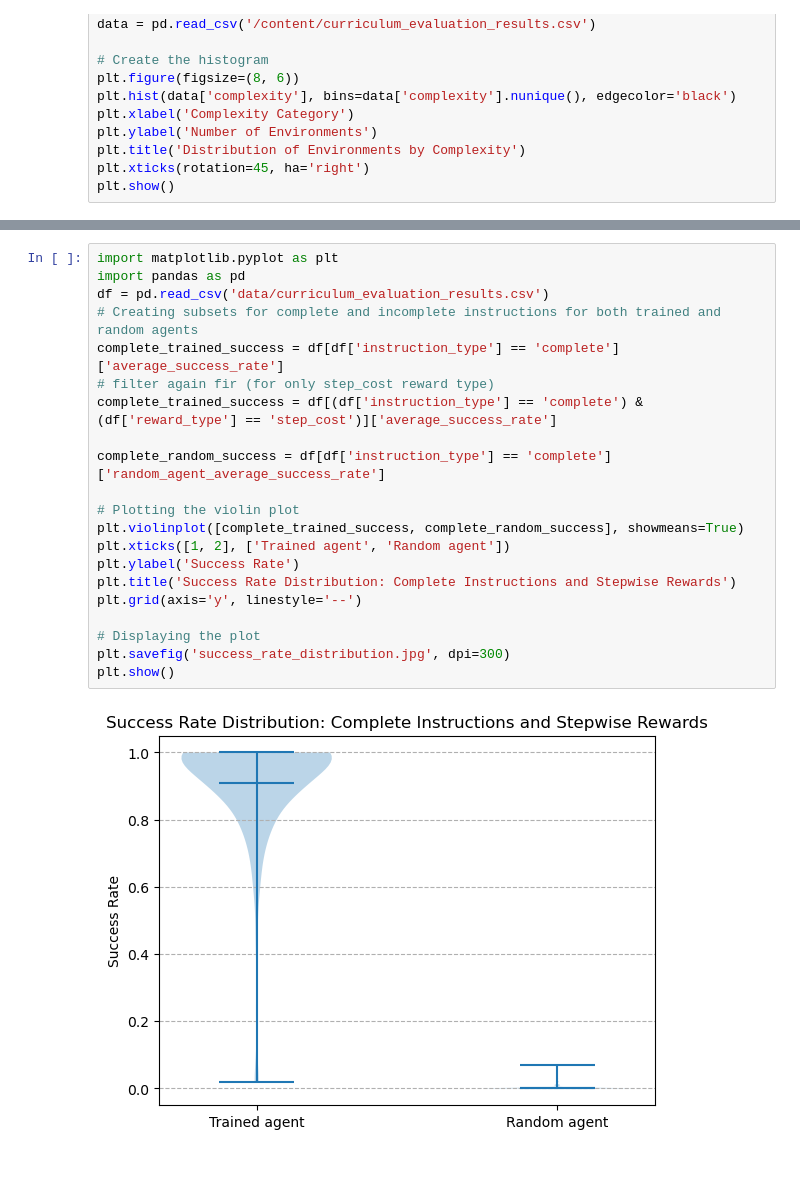
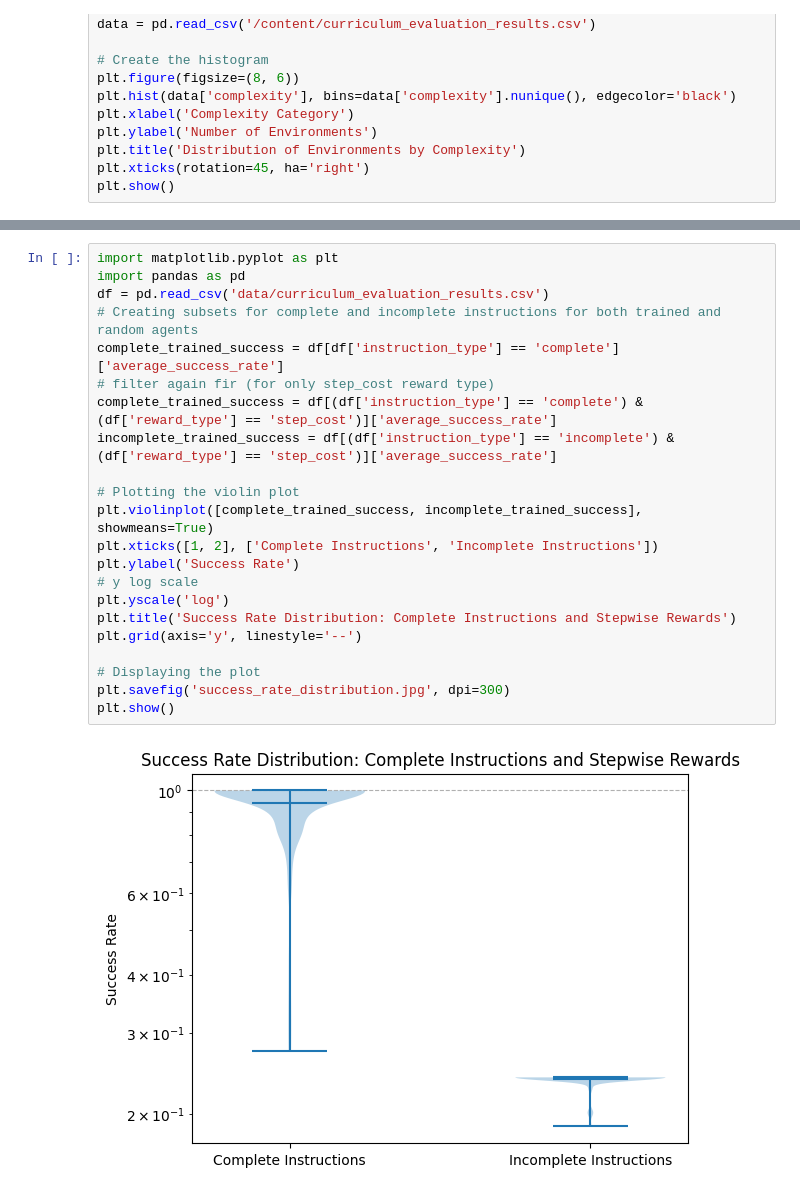
Before and after one commit to rasheibani/RL-validators-, a Jupyter notebook: RL_chart.ipynb, the cells around one changed output, grey strips where cells are left out. Saved outputs shown, nothing was run; the diff lists cells and outputs as text; blank space fills up the shorter version.

Commit message:
adding chartings

```diff
--- a/RL_chart.ipynb
+++ b/RL_chart.ipynb
@@ -196,26 +173,27 @@ plt.show()
 # %%
 import matplotlib.pyplot as plt
 import pandas as pd
 df = pd.read_csv('data/curriculum_evaluation_results.csv')
 # Creating subsets for complete and incomplete instructions for both trained and random agents
 complete_trained_success = df[df['instruction_type'] == 'complete']['average_success_rate']
 # filter again fir (for only step_cost reward type)
 complete_trained_success = df[(df['instruction_type'] == 'complete') & (df['reward_type'] == 'step_cost')]['average_success_rate']
-
-complete_random_success = df[df['instruction_type'] == 'complete']['random_agent_average_success_rate']
+incomplete_trained_success = df[(df['instruction_type'] == 'incomplete') & (df['reward_type'] == 'step_cost')]['average_success_rate']
 
 # Plotting the violin plot
-plt.violinplot([complete_trained_success, complete_random_success], showmeans=True)
-plt.xticks([1, 2], ['Trained agent', 'Random agent'])
+plt.violinplot([complete_trained_success, incomplete_trained_success], showmeans=True)
+plt.xticks([1, 2], ['Complete Instructions', 'Incomplete Instructions'])
 plt.ylabel('Success Rate')
+# y log scale
+plt.yscale('log')
 plt.title('Success Rate Distribution: Complete Instructions and Stepwise Rewards')
 plt.grid(axis='y', linestyle='--')
 
 # Displaying the plot
 plt.savefig('success_rate_distribution.jpg', dpi=300)
 plt.show()
 # %% [output]
-[figure, old version]
+[figure, new version]
 # %%
 # draw violin plot for sparse reward type vs step_cost reward type
 import matplotlib.pyplot as plt
```
Also changed, not shown: parts of 7 cells of this notebook, 4 other files.
